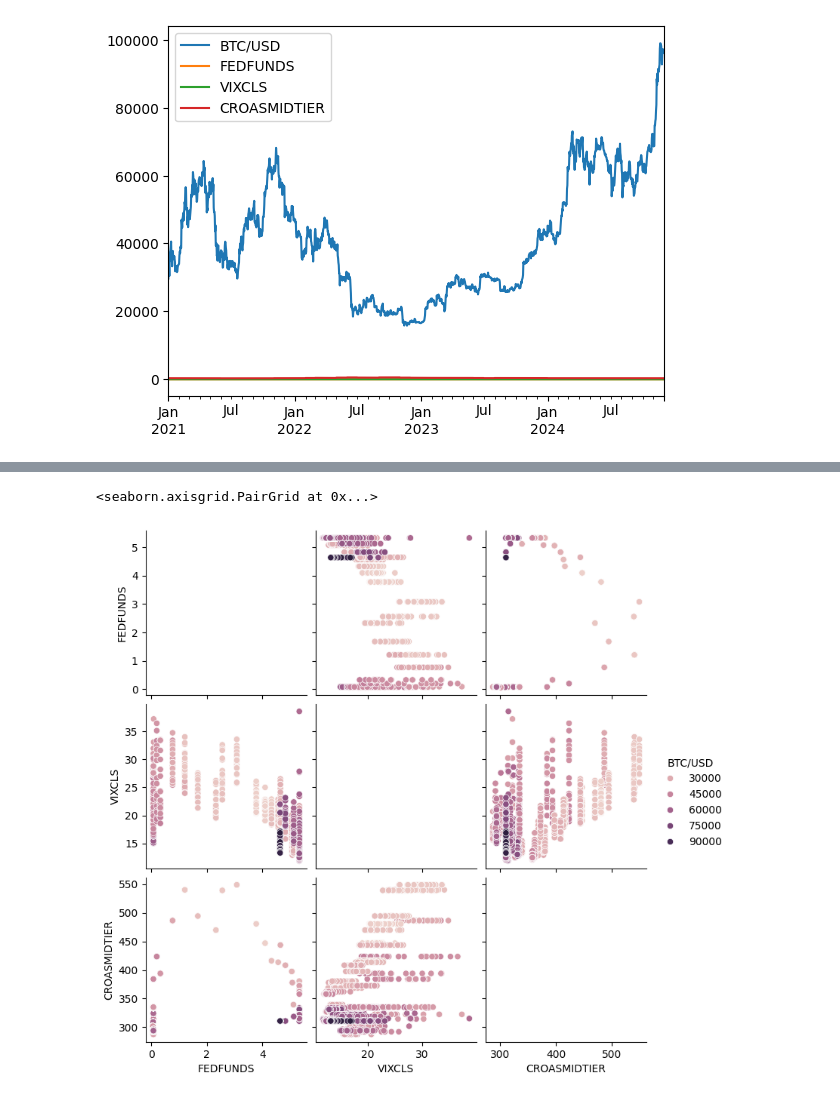
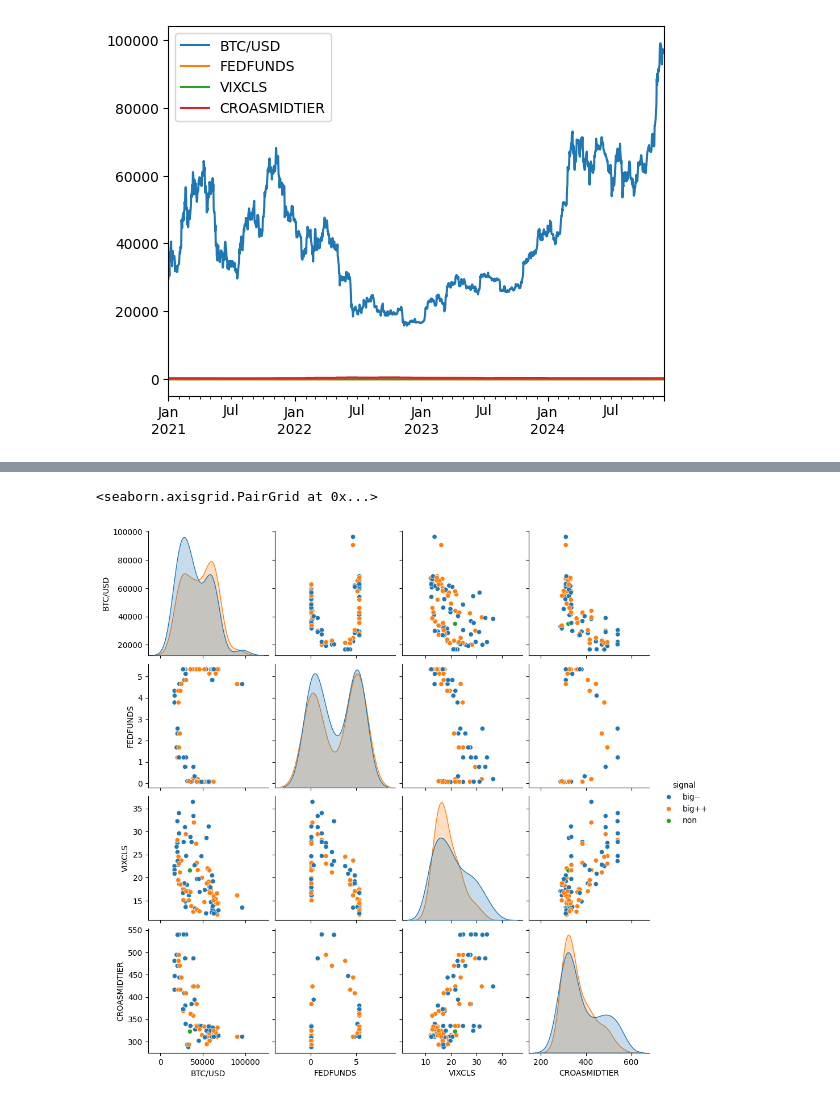
Before and after one commit to AxelGard/cira-examples, a Jupyter notebook: external_feat.ipynb, the cells around one changed output, grey strips where cells are left out. Saved outputs shown, nothing was run; the diff lists cells and outputs as text; code cells hidden in the pictures.

```diff
--- a/external_feat.ipynb
+++ b/external_feat.ipynb
@@ -6,13 +6,13 @@ import matplotlib.pyplot as plt
 from datetime import datetime
 from os.path import exists
 
-cira.auth.KEY_FILE = ""
-assert not cira.auth.check_keys()
+cira.auth.KEY_FILE = "../alpc_key.json"
+assert cira.auth.check_keys(), "the set keys dose not work"
 
 SYMBOL = "BTC/USD"
 SYM_HIST_FILE = f'./{SYMBOL.replace("/", "_")}.csv'
 
-stk = cira.Cryptocurrency(SYMBOL)
+stk = cira.Stock(SYMBOL)
 start = datetime(2021, 1, 1)
 end = datetime.now().date()
 
@@ -90,6 +85,7 @@ data = price.copy()
 data = data.join(fed, how="outer").ffill()
 data = data.join(vix, how="outer").ffill()
 data = data.join(croa, how="outer").ffill()
+data = data.bfill()
 data.head()
 # %% [output]
 |  | BTC/USD | FEDFUNDS | VIXCLS | CROASMIDTIER |
@@ -103,3 +99,10 @@ data.plot()
 # %% [output]
 <Axes: >
 [figure]
+# %%
+data["change"] = data[SYMBOL].shift(1).diff(10).fillna(0.0)
+data["signal"] = "non"
+data.loc[data["change"] > 10, "signal"] = "big++"
+data.loc[data["change"] < -10, "signal"] = "big--"
+data["change"].plot()
+data.drop(columns=["change"],inplace=True)
@@ -106,6 +111,10 @@ data.plot()
 # %%
 import seaborn as sns
-sns.pairplot(data, hue=SYMBOL)
+from sklearn.preprocessing import MinMaxScaler
+scaler = MinMaxScaler()
+#price[SYMBOL] = scaler.fit_transform(price[[SYMBOL]])
+#price.head()
+sns.pairplot(data.sample(100), hue="signal")
 # %% [output]
 <seaborn.axisgrid.PairGrid at 0x...>
-[figure, old version]
+[figure, new version]
```
Also changed, not shown: parts of 2 cells of this notebook.
